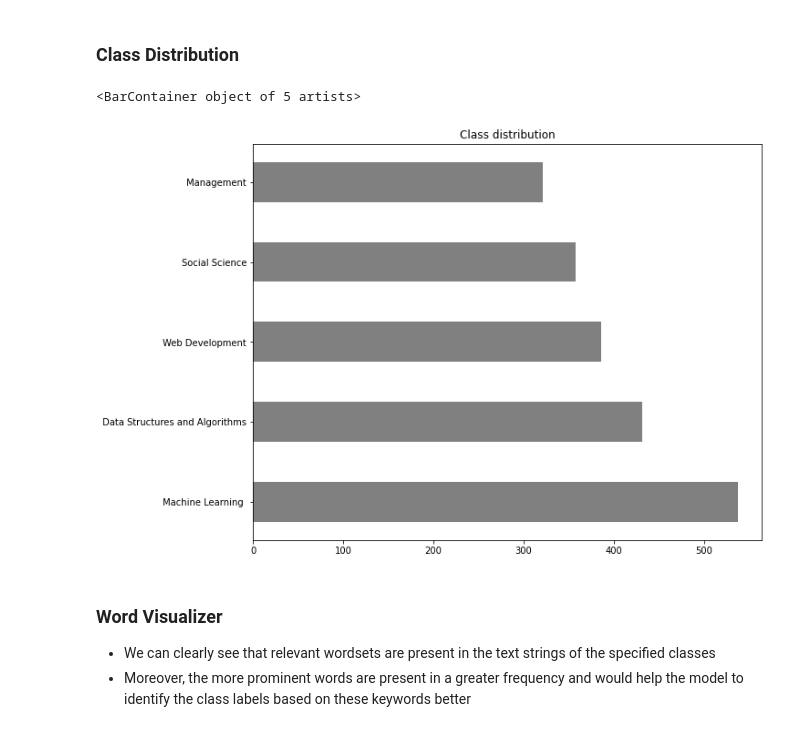
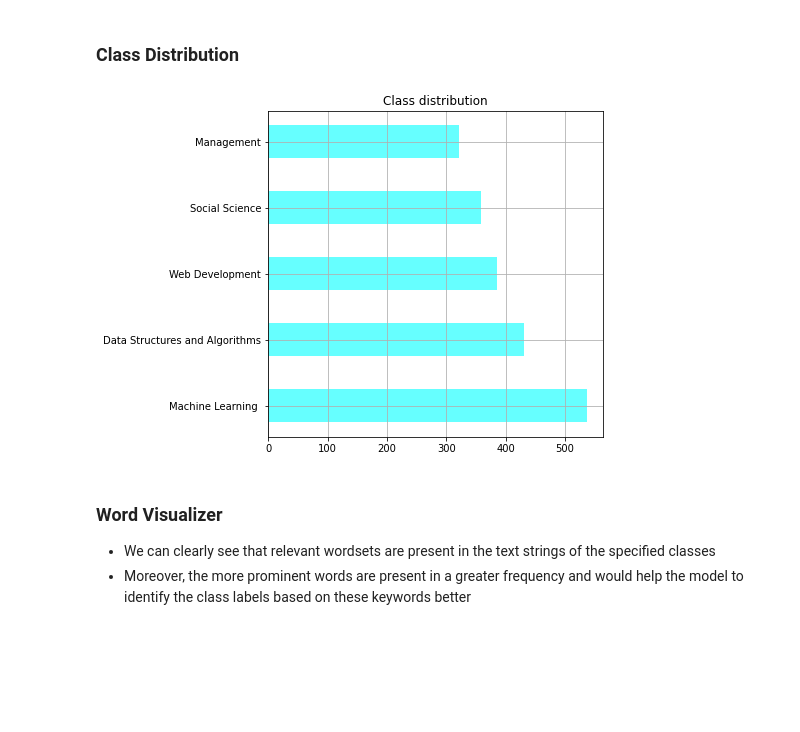
Before and after one commit to ChoiceBTP/web-classifier-build, a Jupyter notebook: model-build/Pre-Processing + Vectorization.ipynb, the cells around one changed output. Saved outputs shown, nothing was run; the diff lists cells and outputs as text; code cells hidden in the pictures; blank space fills up the shorter version.

```diff
--- a/model-build/Pre-Processing + Vectorization.ipynb
+++ b/model-build/Pre-Processing + Vectorization.ipynb
@@ -52,12 +53,12 @@ data.head(n = 4)
 ### Class Distribution
 # %%
 class_labels = data['class'].value_counts()
-plt.figure(figsize = (10,8))
+plt.figure(figsize = (6,6))
 plt.title("Class distribution")
-plt.barh(y = list(class_labels.keys()), width = class_labels.values, height = 0.5, color = 'grey')
+plt.barh(y = list(class_labels.keys()), width = class_labels.values, height = 0.5, color = 'cyan', alpha = 0.6)
+plt.grid()
 # %% [output]
-<BarContainer object of 5 artists>
-[figure, old version]
+[figure, new version]
 # %% [markdown]
 ### Word Visualizer
 - We can clearly see that relevant wordsets are present in the text strings of the specified classes
```
Also changed, not shown: parts of 3 cells of this notebook, 14 other files.
